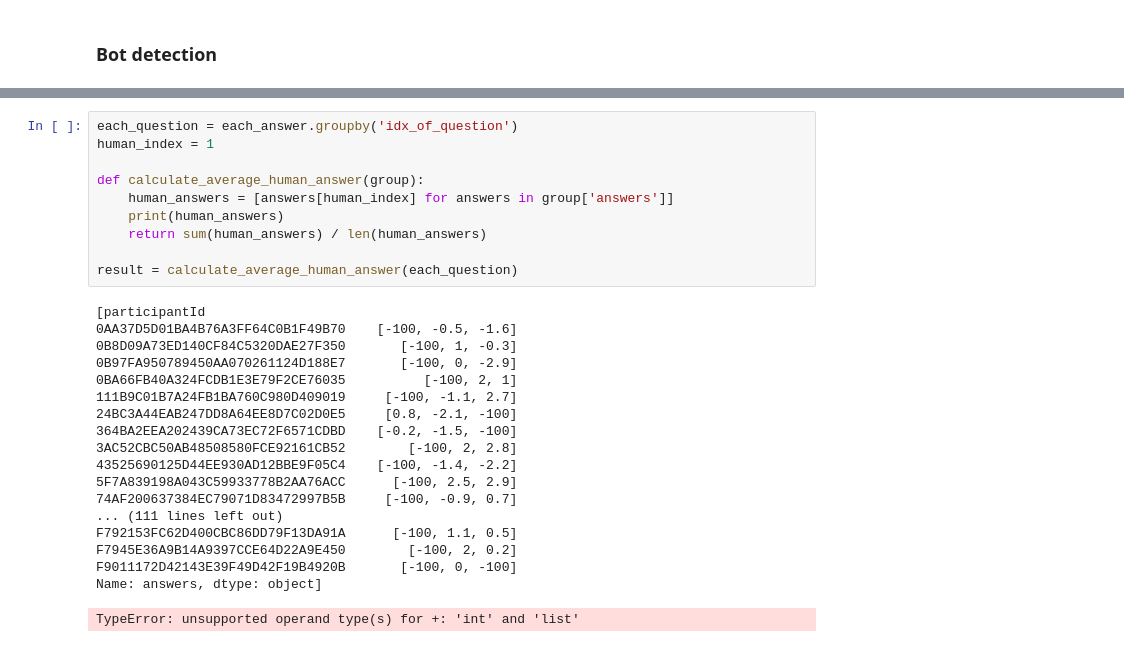
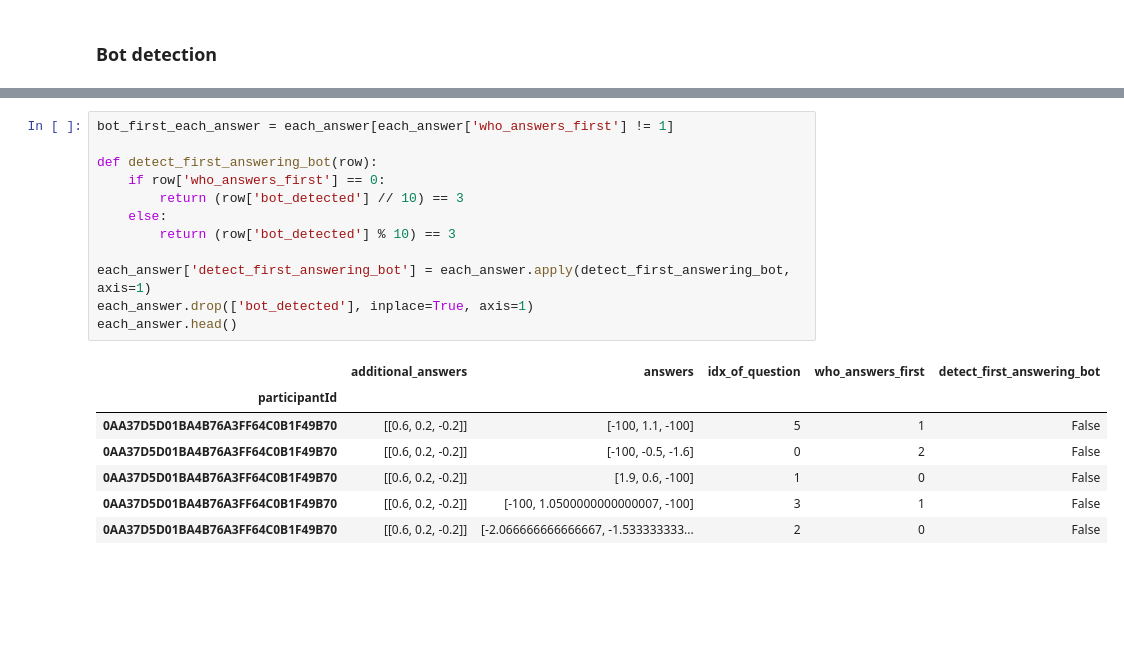
Before and after one commit to yindeqiang/Online-Politicization-Experiment-Website, a Jupyter notebook: data_analysis/condition_1.ipynb, the cells around one changed output, grey strips where cells are left out. Cells and saved outputs as stored; diff of their text form; blank space fills up the shorter version.

```diff
--- a/data_analysis/condition_1.ipynb
+++ b/data_analysis/condition_1.ipynb
@@ -126,29 +133,20 @@ each_answer.head()
-# %%
-each_question = each_answer.groupby('idx_of_question')
-human_index = 1
-
-def calculate_average_human_answer(group):
-    human_answers = [answers[human_index] for answers in group['answers']]
-    print(human_answers)
-    return sum(human_answers) / len(human_answers)
-
-result = calculate_average_human_answer(each_question)
-# %% [output]
-[participantId
-0AA37D5D01BA4B76A3FF64C0B1F49B70    [-100, -0.5, -1.6]
-0B8D09A73ED140CF84C5320DAE27F350       [-100, 1, -0.3]
-0B97FA950789450AA070261124D188E7       [-100, 0, -2.9]
-0BA66FB40A324FCDB1E3E79F2CE76035          [-100, 2, 1]
-111B9C01B7A24FB1BA760C980D409019     [-100, -1.1, 2.7]
-24BC3A44EAB247DD8A64EE8D7C02D0E5     [0.8, -2.1, -100]
-364BA2EEA202439CA73EC72F6571CDBD    [-0.2, -1.5, -100]
-3AC52CBC50AB48508580FCE92161CB52        [-100, 2, 2.8]
-43525690125D44EE930AD12BBE9F05C4    [-100, -1.4, -2.2]
-5F7A839198A043C59933778B2AA76ACC      [-100, 2.5, 2.9]
-74AF200637384EC79071D83472997B5B     [-100, -0.9, 0.7]
-... (111 lines left out)
-F792153FC62D400CBC86DD79F13DA91A      [-100, 1.1, 0.5]
-F7945E36A9B14A9397CCE64D22A9E450        [-100, 2, 0.2]
-F9011172D42143E39F49D42F19B4920B       [-100, 0, -100]
-Name: answers, dtype: object]
-TypeError: unsupported operand type(s) for +: 'int' and 'list'
+# %%
+bot_first_each_answer = each_answer[each_answer['who_answers_first'] != 1]
+
+def detect_first_answering_bot(row):
+    if row['who_answers_first'] == 0:
+        return (row['bot_detected'] // 10) == 3
+    else:
+        return (row['bot_detected'] % 10) == 3
+
+each_answer['detect_first_answering_bot'] = each_answer.apply(detect_first_answering_bot, axis=1)
+each_answer.drop(['bot_detected'], inplace=True, axis=1)
+each_answer.head()
+# %% [output]
+|  | additional_answers | answers | idx_of_question | who_answers_first | detect_first_answering_bot |
+| participantId |  |  |  |  |  |
+| 0AA37D5D01BA4B76A3FF64C0B1F49B70 | [[0.6, 0.2, -0.2]] | [-100, 1.1, -100] | 5 | 1 | False |
+| 0AA37D5D01BA4B76A3FF64C0B1F49B70 | [[0.6, 0.2, -0.2]] | [-100, -0.5, -1.6] | 0 | 2 | False |
+| 0AA37D5D01BA4B76A3FF64C0B1F49B70 | [[0.6, 0.2, -0.2]] | [1.9, 0.6, -100] | 1 | 0 | False |
+| 0AA37D5D01BA4B76A3FF64C0B1F49B70 | [[0.6, 0.2, -0.2]] | [-100, 1.0500000000000007, -100] | 3 | 1 | False |
+| 0AA37D5D01BA4B76A3FF64C0B1F49B70 | [[0.6, 0.2, -0.2]] | [-2.066666666666667, -1.533333333... | 2 | 0 | False |
```
Also changed, not shown: parts of 17 cells of this notebook, 3 other files.
